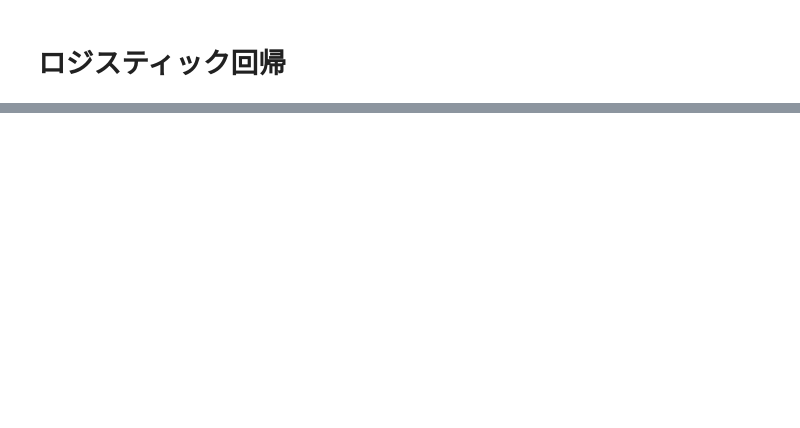
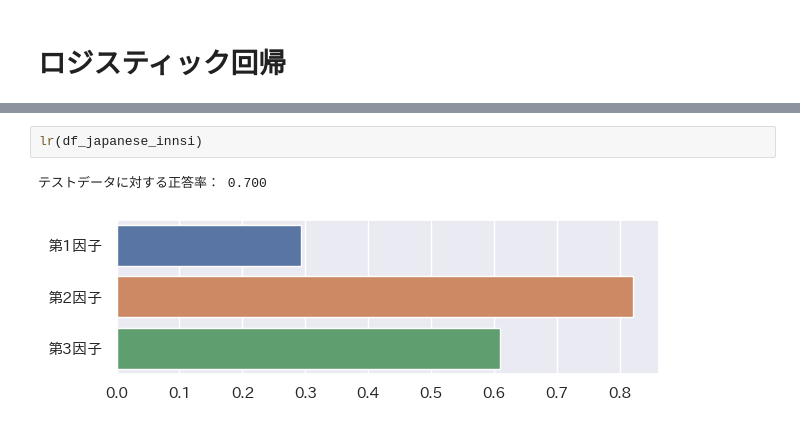
Before and after one commit to okozeriki/service_mind, a Jupyter notebook: model/0619_innsi_var.ipynb, the cells around one changed output, grey strips where cells are left out. Drawn from its saved outputs; the diff is of its cells as text; blank space fills up the shorter version.

```diff
--- a/model/0619_innsi_var.ipynb
+++ b/model/0619_innsi_var.ipynb
@@ -129,0 +149,5 @@ plt.show()
+# %%
+lr(df_japanese_innsi)
+# %% [output]
+テストデータに対する正答率： 0.700
+[figure, added]
```
Also changed, not shown: parts of 7 cells of this notebook.
